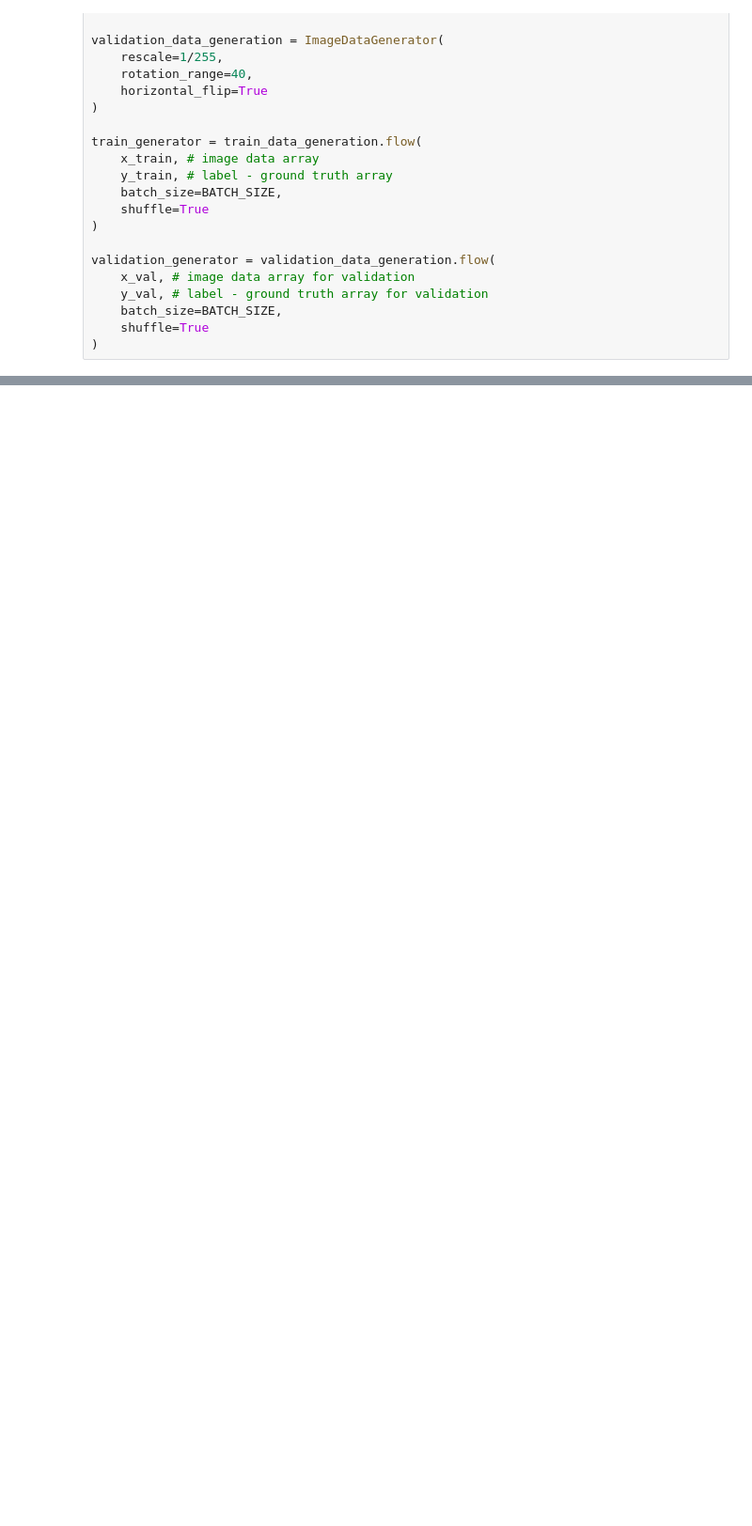
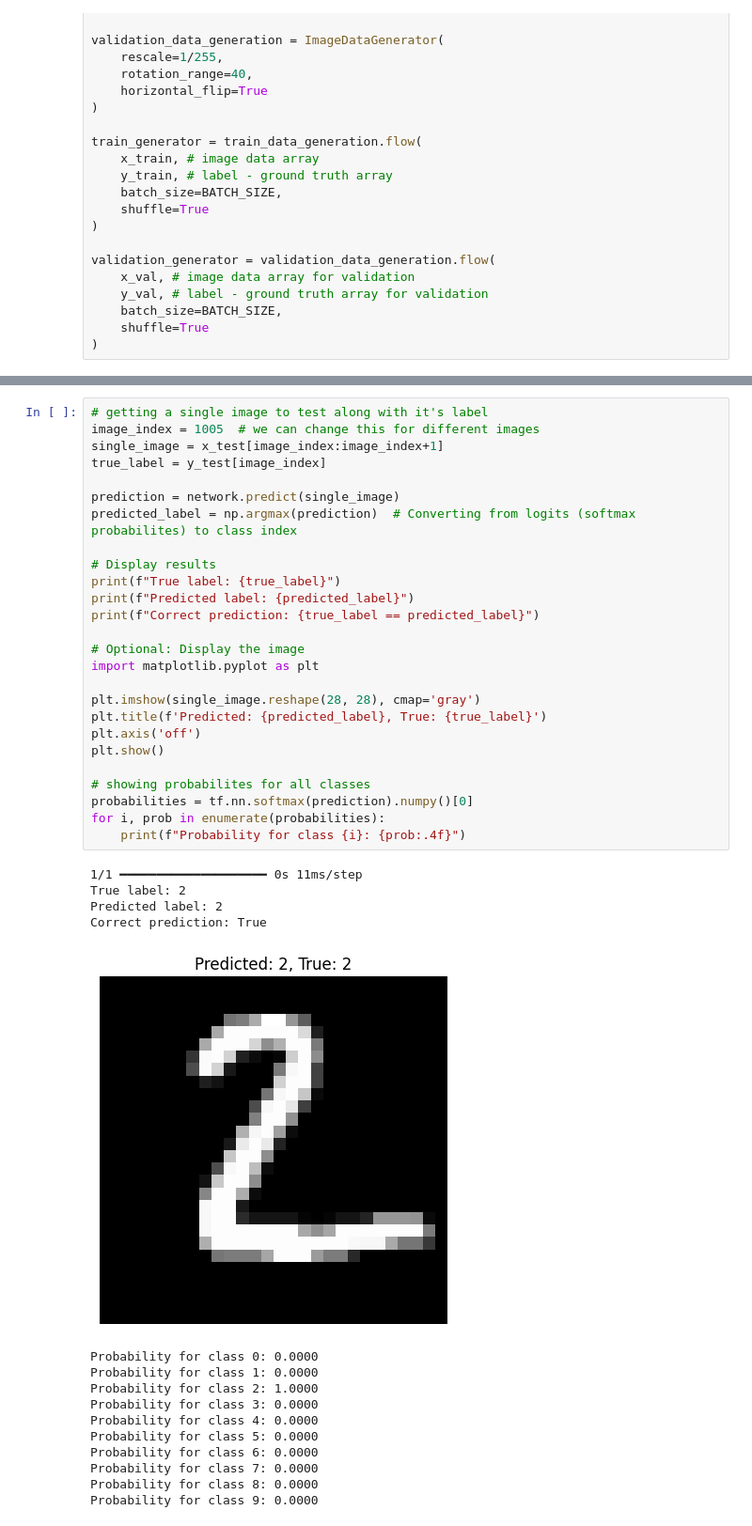
Before and after one commit to zkhan122/MNIST-ANN-Classifier, a Jupyter notebook: MNIST_classifiier.ipynb, the cells around one changed output, grey strips where cells are left out. Shown at 94% size. Drawn from its saved outputs; the diff is of its cells as text; blank space fills up the shorter version.

```diff
--- a/MNIST_classifiier.ipynb
+++ b/MNIST_classifiier.ipynb
@@ -117,0 +244,42 @@ validation_generator = validation_data_generation.flow(
+# %%
+# getting a single image to test along with it's label
+image_index = 1005  # we can change this for different images
+single_image = x_test[image_index:image_index+1]
+true_label = y_test[image_index]
+
+prediction = network.predict(single_image)
+predicted_label = np.argmax(prediction)  # Converting from logits (softmax probabilites) to class index
+
+# Display results
+print(f"True label: {true_label}")
+print(f"Predicted label: {predicted_label}")
+print(f"Correct prediction: {true_label == predicted_label}")
+
+# Optional: Display the image
+import matplotlib.pyplot as plt
+
+plt.imshow(single_image.reshape(28, 28), cmap='gray')
+plt.title(f'Predicted: {predicted_label}, True: {true_label}')
+plt.axis('off')
+plt.show()
+
+# showing probabilites for all classes
+probabilities = tf.nn.softmax(prediction).numpy()[0]
+for i, prob in enumerate(probabilities):
+    print(f"Probability for class {i}: {prob:.4f}")
+# %% [output]
+1/1 ━━━━━━━━━━━━━━━━━━━━ 0s 11ms/step
+True label: 2
+Predicted label: 2
+Correct prediction: True
+[figure, added]
+Probability for class 0: 0.0000
+Probability for class 1: 0.0000
+Probability for class 2: 1.0000
+Probability for class 3: 0.0000
+Probability for class 4: 0.0000
+Probability for class 5: 0.0000
+Probability for class 6: 0.0000
+Probability for class 7: 0.0000
+Probability for class 8: 0.0000
+Probability for class 9: 0.0000
```
Also changed, not shown: parts of 20 cells of this notebook.
